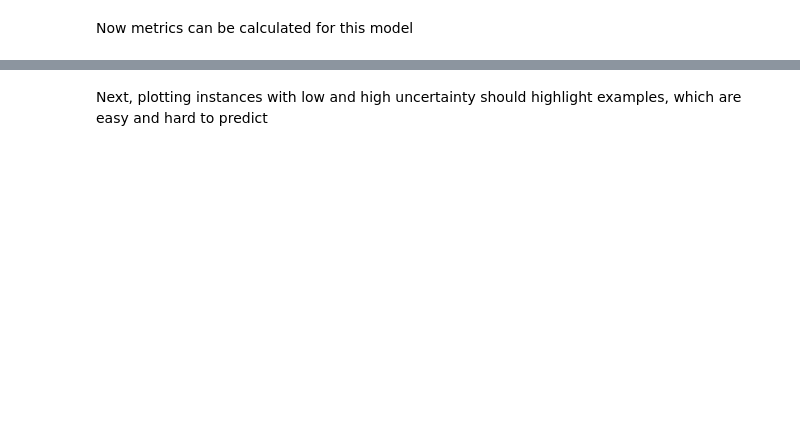
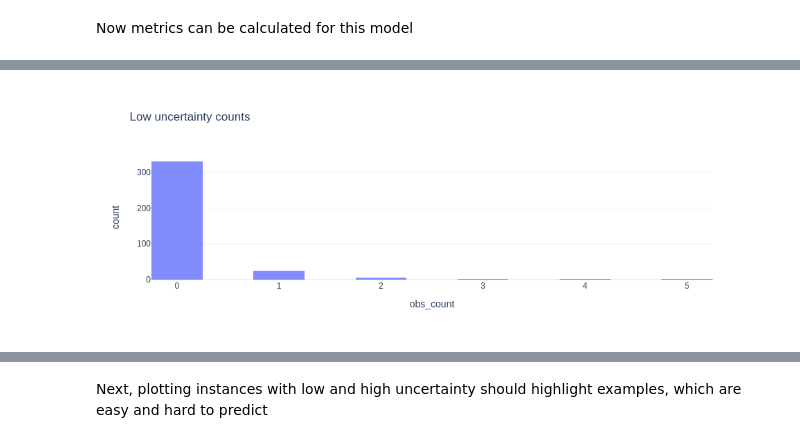
Before and after one commit to Alchemication/cvdl-for-home, a Jupyter notebook: Notebooks/Extra.04.Person-EDA-Forecast.ipynb, the cells around one changed output, grey strips where cells are left out. Drawn from its saved outputs; the diff is of its cells as text; code cells hidden in the pictures; blank space fills up the shorter version.

```diff
--- a/Notebooks/Extra.04.Person-EDA-Forecast.ipynb
+++ b/Notebooks/Extra.04.Person-EDA-Forecast.ipynb
@@ -862,0 +880,5 @@ plt.hist(exp_sampled_functions_std, bins=60);
+# %%
+# analyse where is uncertainty low
+idx = exp_sampled_functions_std < 0.1
+df = pd.concat([X_test[use_feats].loc[idx], y_test.loc[idx]], axis=1)
+df.sample(10).head()
@@ -862,0 +892,5 @@ plt.hist(exp_sampled_functions_std, bins=60);
+# %%
+px.histogram(df, x='obs_count', nbins=15, width=400, height=300,
+             title='Low uncertainty counts', opacity=0.8)
+# %% [output]
+[figure, added]
```
Also changed, not shown: parts of 42 cells of this notebook, 4 other files.
